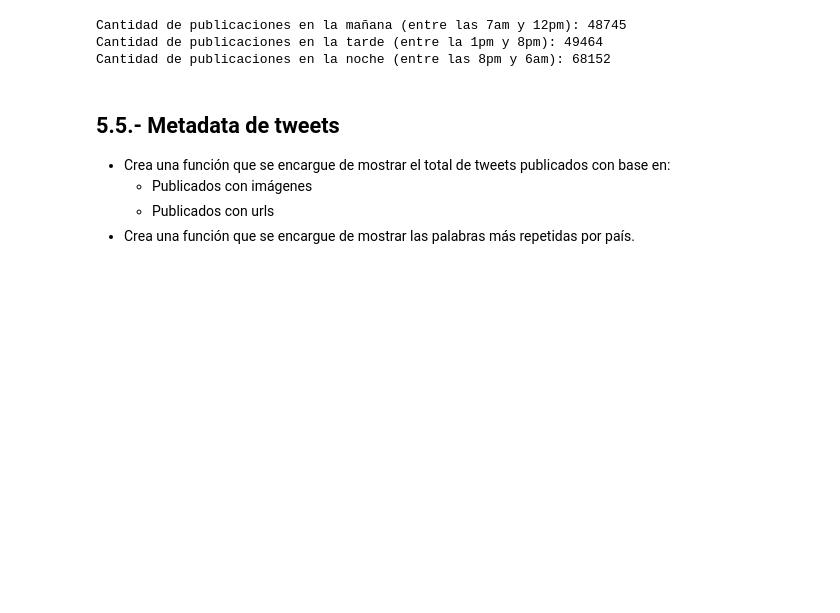
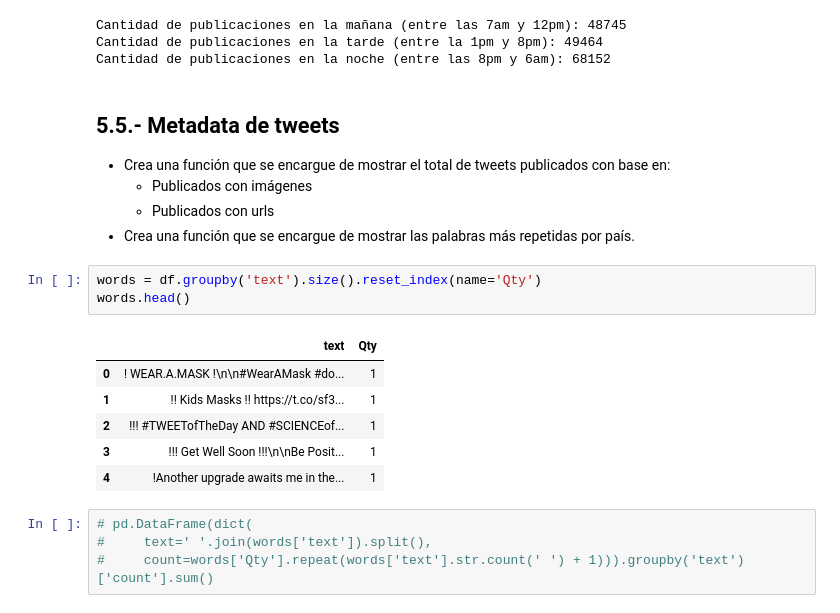
Before and after one commit to SalvadorVizcaino/data-analysis-project, a Jupyter notebook: project_temp.ipynb, the cells around one changed output. Saved outputs shown, nothing was run; the diff lists cells and outputs as text; blank space fills up the shorter version.

```diff
--- a/project_temp.ipynb
+++ b/project_temp.ipynb
@@ -308,3 +308,17 @@ Cantidad de publicaciones en la noche (entre las 8pm y 6am): 68152
     - Publicados con imágenes
     - Publicados con urls
 - Crea una función que se encargue de mostrar las palabras más repetidas por país.
+# %%
+words = df.groupby('text').size().reset_index(name='Qty')
+words.head()
+# %% [output]
+|  | text | Qty |
+| 0 | ! WEAR.A.MASK !\n\n#WearAMask #do... | 1 |
+| 1 | !! Kids Masks !! https://t.co/sf3... | 1 |
+| 2 | !!! #TWEETofTheDay AND #SCIENCEof... | 1 |
+| 3 | !!! Get Well Soon !!!\n\nBe Posit... | 1 |
+| 4 | !Another upgrade awaits me in the... | 1 |
+# %%
+# pd.DataFrame(dict(
+#     text=' '.join(words['text']).split(),
+#     count=words['Qty'].repeat(words['text'].str.count(' ') + 1))).groupby('text')['count'].sum()
```
